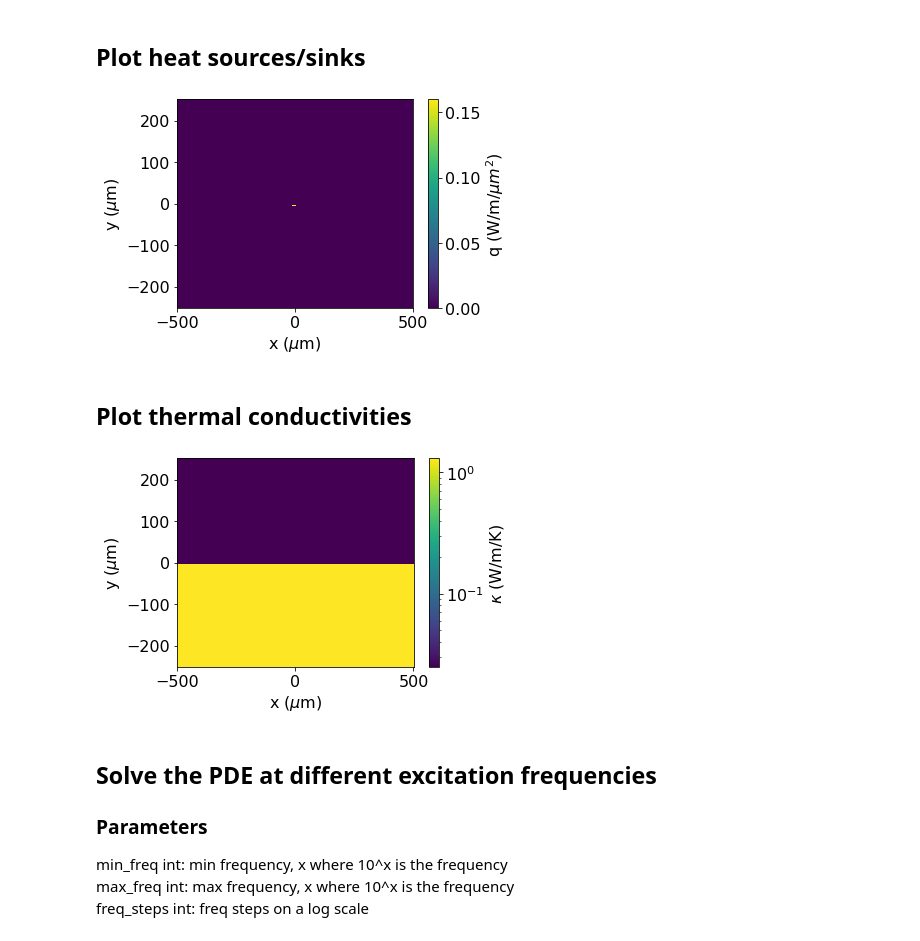
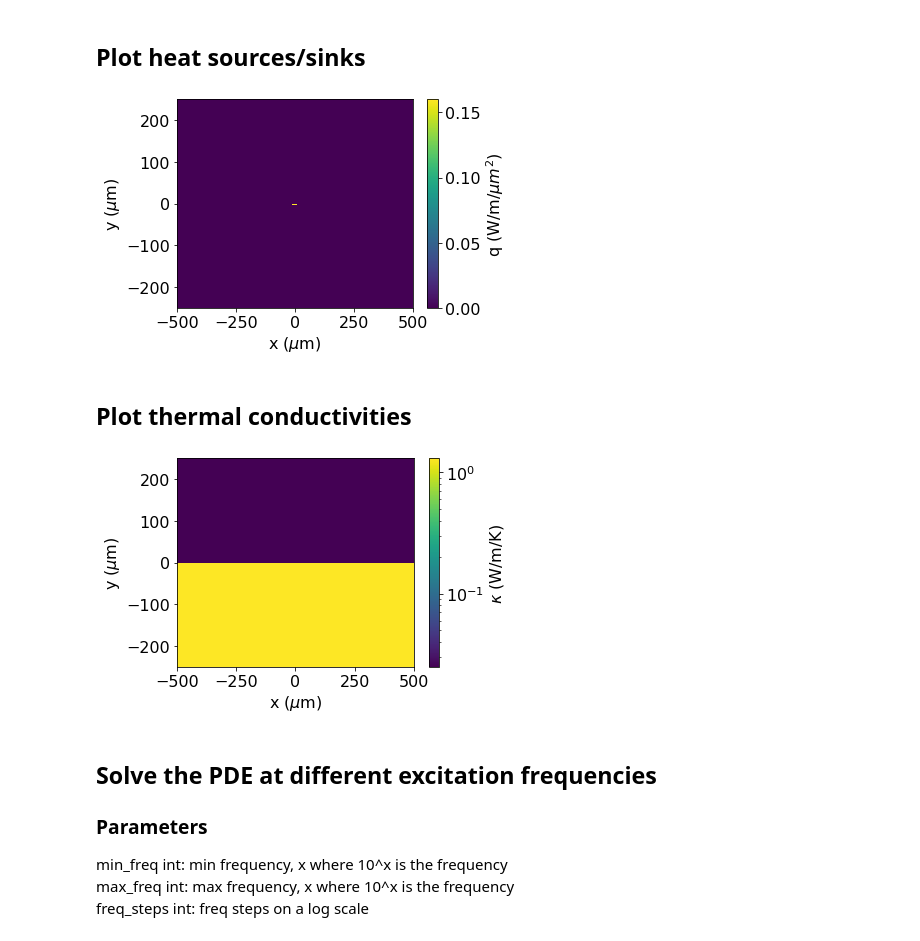
Before and after one commit to microncubed/3-omega, a Jupyter notebook: scripts/01_run_simulations.ipynb, the cells around one changed output. Drawn from its saved outputs; the diff is of its cells as text; code cells hidden in the pictures.

```diff
--- a/scripts/01_run_simulations.ipynb
+++ b/scripts/01_run_simulations.ipynb
@@ -8,7 +8,7 @@ import os
 import sys
 %matplotlib inline
 import matplotlib.pyplot as plt
-plt.rcParams['font.size']=16
+plt.rcParams['font.size']=18
 import numpy as np
 from matplotlib.colors import LogNorm
 import csv
@@ -71,25 +71,24 @@ with open(filename,'r') as f:
 # %%
 fig,ax=plt.subplots(1,1,figsize=[6,4])
 
-myplot = ax.pcolor(x*1e6,y*1e6,Q_in.T/dx/dy/1e12,shading='auto')
+myplot = ax.pcolor(x*1e6,y*1e6,Q_in.T/dx/dy/1e12)#,shading='auto')
 
 ax.set_xlabel('x ($\mu$m)')
 ax.set_ylabel('y ($\mu$m)')
 cbar = fig.colorbar(myplot)
 cbar.set_label('q (W/m/$\mu m^2$)')
 fig.tight_layout()
 
 if save_file==True:
     fig.savefig(figpath+ '/'+material+'_q.png',dpi=300)
 # %% [output]
-[figure, old version]
+[figure, new version]
 # %% [markdown]
 ## Plot thermal conductivities
 # %%
 fig,ax=plt.subplots(1,1,figsize=[6,4])
 
-myplot = ax.pcolor(x[::1]*1e6,y[::1]*1e6,k_in.T[::1,::1],shading='auto',
-                   norm=LogNorm(vmin=k_in.min(),vmax=k_in.max()))
+myplot = ax.pcolor(x[::1]*1e6,y[::1]*1e6,k_in.T[::1,::1],norm=LogNorm(vmin=k_in.min(),vmax=k_in.max()))
 
 ax.set_xlabel('x ($\mu$m)')
 ax.set_ylabel('y ($\mu$m)')
@@ -100,7 +99,7 @@ fig.tight_layout()
 if save_file==True:
     fig.savefig(figpath+'/'+material+'_kappa.png',dpi=300)
 # %% [output]
-[figure, old version]
+[figure, new version]
 # %% [markdown]
 ## Solve the PDE at different excitation frequencies
 ### Parameters
```
Also changed, not shown: parts of 3 cells of this notebook, 10 other files.
